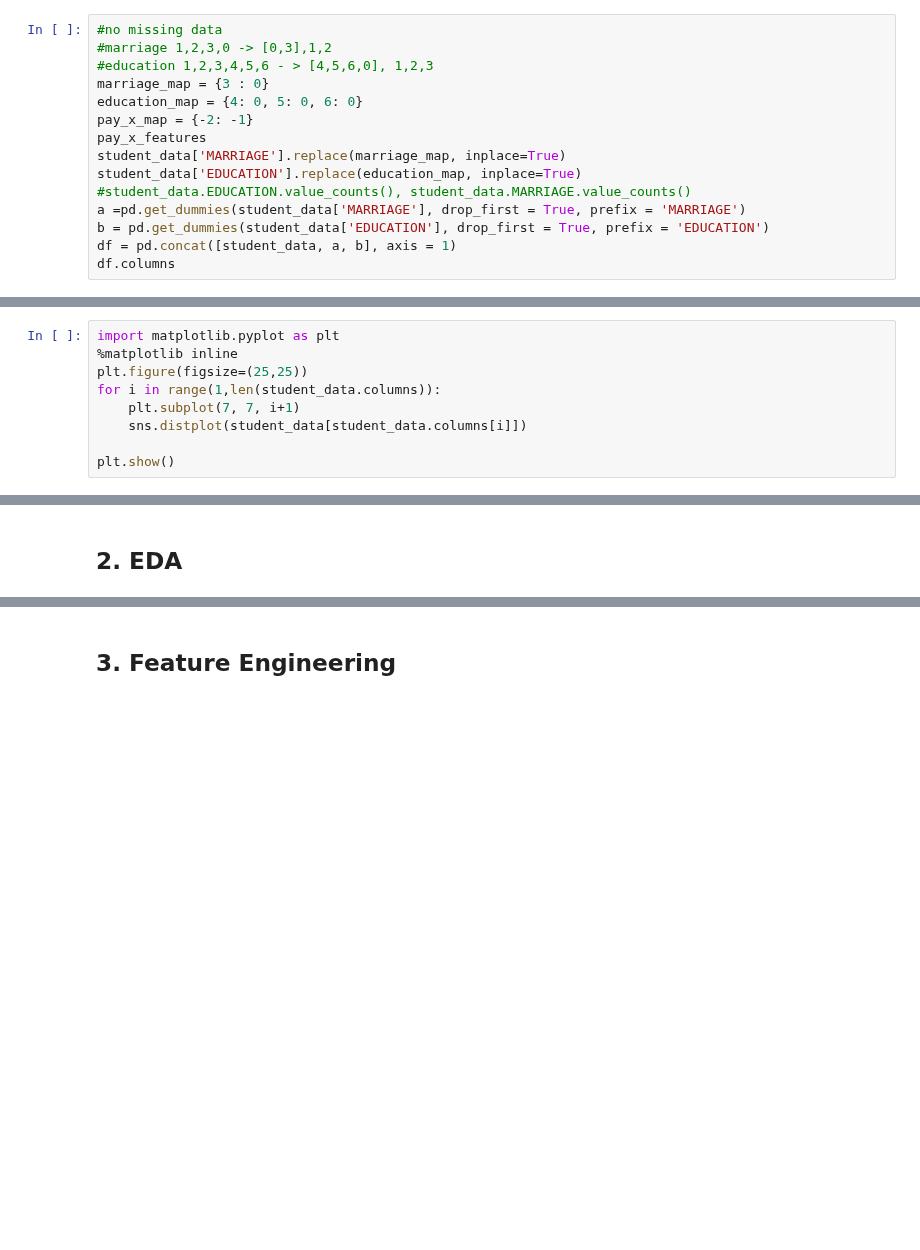
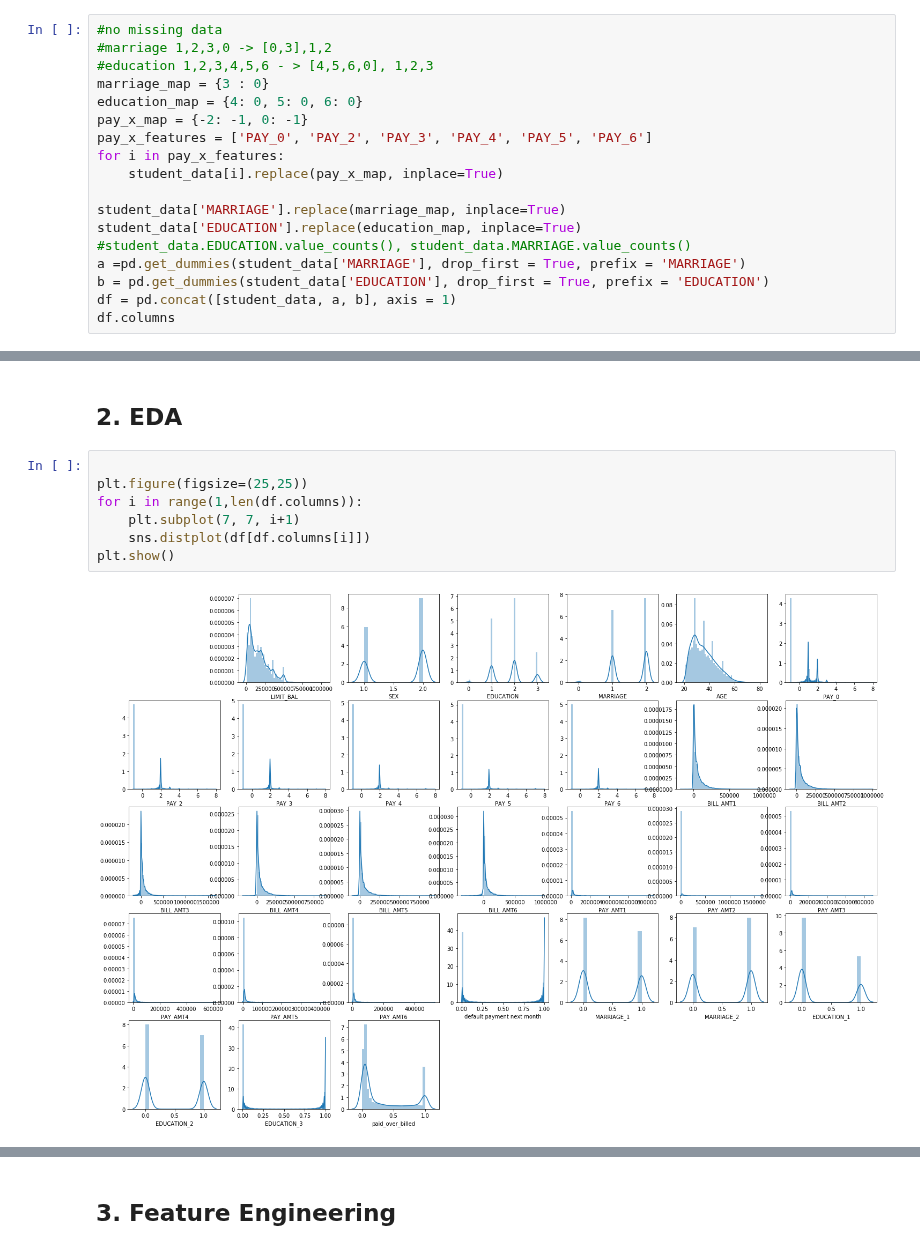
Before and after one commit to trevohearn/nyc-mhtn-ds-010620-lectures, a Jupyter notebook: week-9/classification-assessment/classification-assessment.ipynb, the cells around one changed output, grey strips where cells are left out. Drawn from its saved outputs; the diff is of its cells as text; blank space fills up the shorter version.

```diff
--- a/week-9/classification-assessment/classification-assessment.ipynb
+++ b/week-9/classification-assessment/classification-assessment.ipynb
@@ -55,8 +58,11 @@ sorted(student_data['PAY_3'].unique())
 #education 1,2,3,4,5,6 - > [4,5,6,0], 1,2,3
 marriage_map = {3 : 0}
 education_map = {4: 0, 5: 0, 6: 0}
-pay_x_map = {-2: -1}
-pay_x_features
+pay_x_map = {-2: -1, 0: -1}
+pay_x_features = ['PAY_0', 'PAY_2', 'PAY_3', 'PAY_4', 'PAY_5', 'PAY_6']
+for i in pay_x_features:
+    student_data[i].replace(pay_x_map, inplace=True)
+
 student_data['MARRIAGE'].replace(marriage_map, inplace=True)
 student_data['EDUCATION'].replace(education_map, inplace=True)
 #student_data.EDUCATION.value_counts(), student_data.MARRIAGE.value_counts()
@@ -90,9 +80,0 @@ Index(['ID', 'LIMIT_BAL', 'SEX', 'EDUCATION', 'MARRIAGE', 'AGE', 'PAY_0',
-# %%
-import matplotlib.pyplot as plt
-%matplotlib inline
-plt.figure(figsize=(25,25))
-for i in range(1,len(student_data.columns)):
-    plt.subplot(7, 7, i+1)
-    sns.distplot(student_data[student_data.columns[i]])
-
-plt.show()
@@ -101,2 +107,11 @@ plt.show()
 # %% [markdown]
 ## 2. EDA
+# %%
+
+plt.figure(figsize=(25,25))
+for i in range(1,len(df.columns)):
+    plt.subplot(7, 7, i+1)
+    sns.distplot(df[df.columns[i]])
+plt.show()
+# %% [output]
+[figure, added]
```
Also changed, not shown: parts of 20 cells of this notebook, 6 other files.
